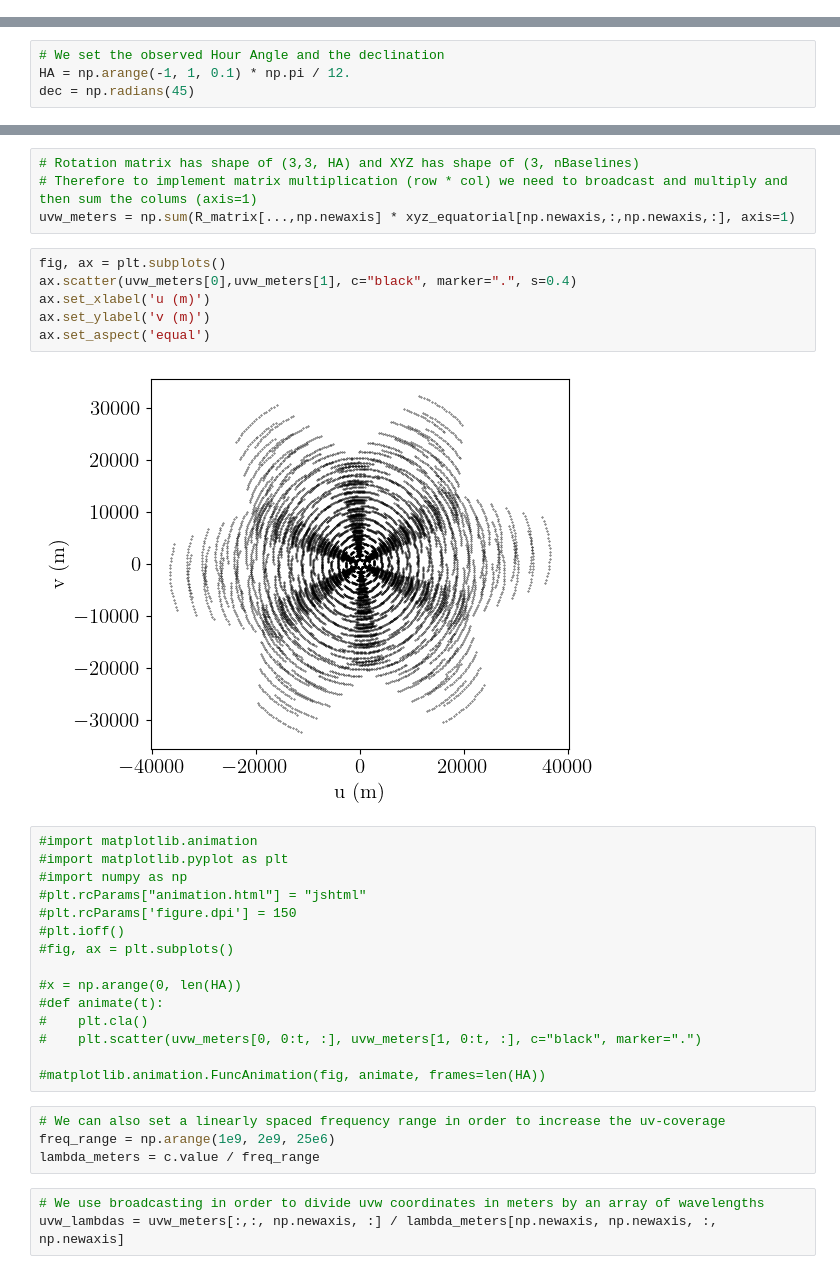
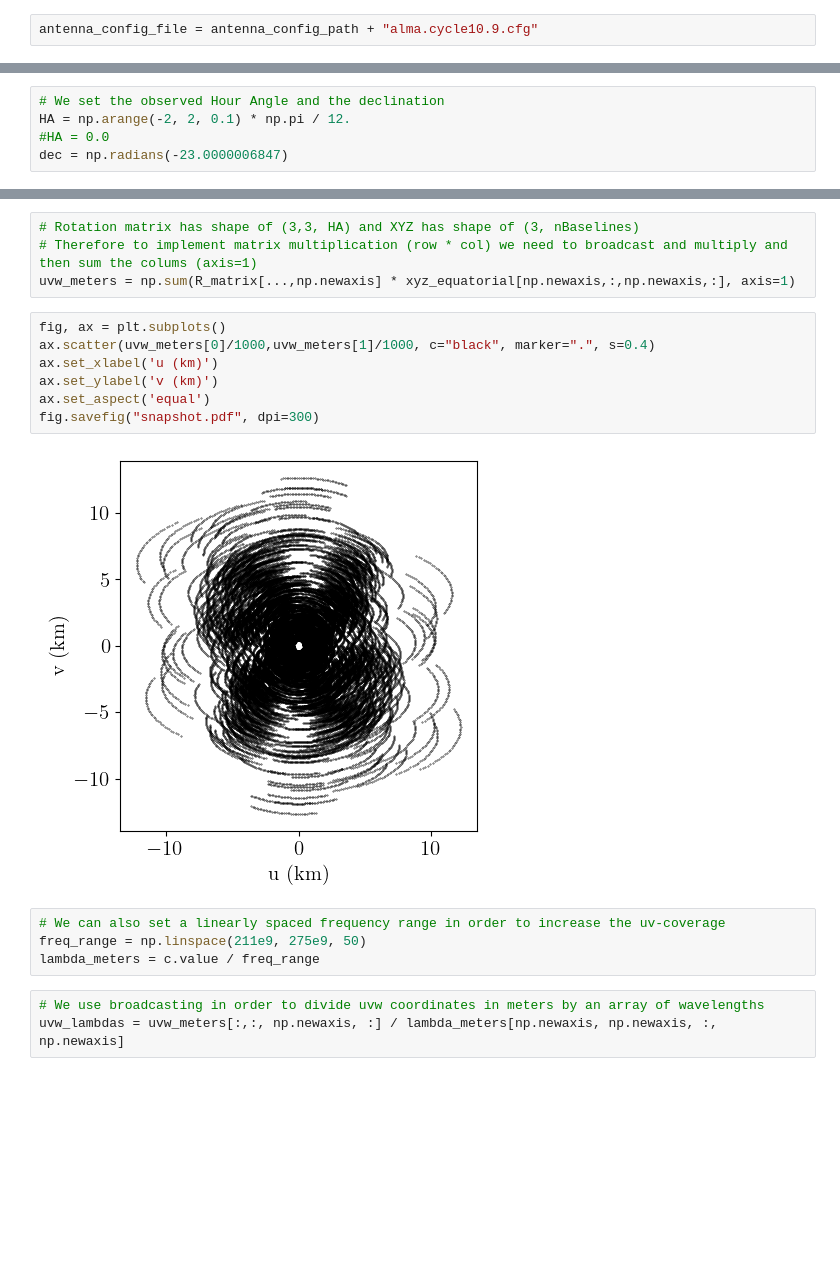
Before and after one commit to miguelcarcamov/simulate_interferometer, a Jupyter notebook: simulate_interferometer.ipynb, the cells around one changed output, grey strips where cells are left out. Cells and saved outputs as stored; diff of their text form; blank space fills up the shorter version.

Commit message:
ADD: adding image as example

```diff
--- a/simulate_interferometer.ipynb
+++ b/simulate_interferometer.ipynb
@@ -93,3 +113,5 @@ antenna_config_file = antenna_config_path + "vla.a.cfg"
+# %%
+antenna_config_file = antenna_config_path + "alma.cycle10.9.cfg"
 # %%
 # Reading the data
 header, data = read_txt_file(antenna_config_file)
@@ -162,8 +191,9 @@ z_equatorial = np.sin(latitude) * np.sin(elevation) + np.cos(latitude) * np.cos(
 xyz_equatorial =  abs_b * np.vstack([x_equatorial, y_equatorial, z_equatorial])
 # %%
 # We set the observed Hour Angle and the declination
-HA = np.arange(-1, 1, 0.1) * np.pi / 12.
-dec = np.radians(45)
+HA = np.arange(-2, 2, 0.1) * np.pi / 12.
+#HA = 0.0
+dec = np.radians(-23.0000006847)
 # %%
 # We calculate the rotation matrix
 R_matrix = calc_R(HA, dec)
@@ -173,30 +203,16 @@ R_matrix = calc_R(HA, dec)
 uvw_meters = np.sum(R_matrix[...,np.newaxis] * xyz_equatorial[np.newaxis,:,np.newaxis,:], axis=1)
 # %%
 fig, ax = plt.subplots()
-ax.scatter(uvw_meters[0],uvw_meters[1], c="black", marker=".", s=0.4)
-ax.set_xlabel('u (m)')
-ax.set_ylabel('v (m)')
+ax.scatter(uvw_meters[0]/1000,uvw_meters[1]/1000, c="black", marker=".", s=0.4)
+ax.set_xlabel('u (km)')
+ax.set_ylabel('v (km)')
 ax.set_aspect('equal')
+fig.savefig("snapshot.pdf", dpi=300)
 # %% [output]
-[figure, old version]
+[figure, new version]
-# %%
-#import matplotlib.animation
-#import matplotlib.pyplot as plt
-#import numpy as np
-#plt.rcParams["animation.html"] = "jshtml"
-#plt.rcParams['figure.dpi'] = 150
-#plt.ioff()
-#fig, ax = plt.subplots()
-
-#x = np.arange(0, len(HA))
-#def animate(t):
-#    plt.cla()
-#    plt.scatter(uvw_meters[0, 0:t, :], uvw_meters[1, 0:t, :], c="black", marker=".")
-
-#matplotlib.animation.FuncAnimation(fig, animate, frames=len(HA))
 # %%
 # We can also set a linearly spaced frequency range in order to increase the uv-coverage
-freq_range = np.arange(1e9, 2e9, 25e6)
+freq_range = np.linspace(211e9, 275e9, 50)
 lambda_meters = c.value / freq_range
 # %%
 # We use broadcasting in order to divide uvw coordinates in meters by an array of wavelengths
```
Also changed, not shown: parts of 22 cells of this notebook, 4 other files.
